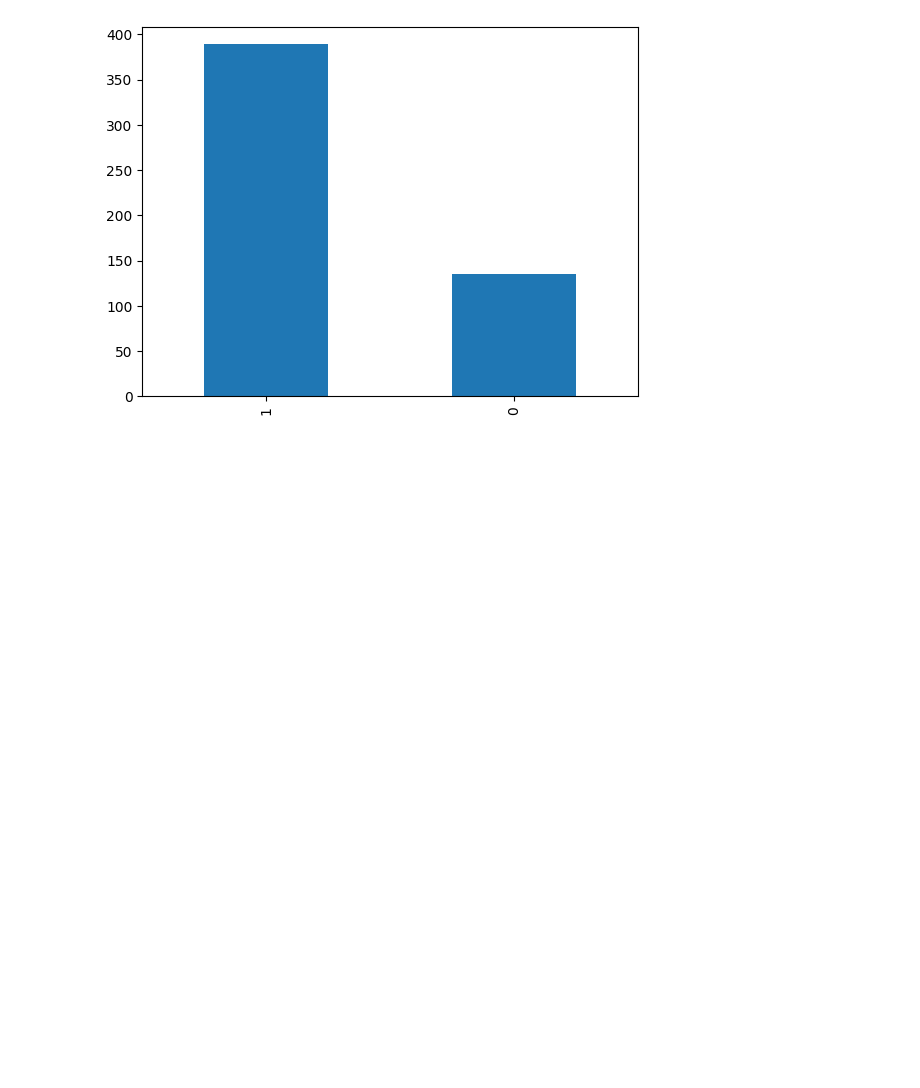
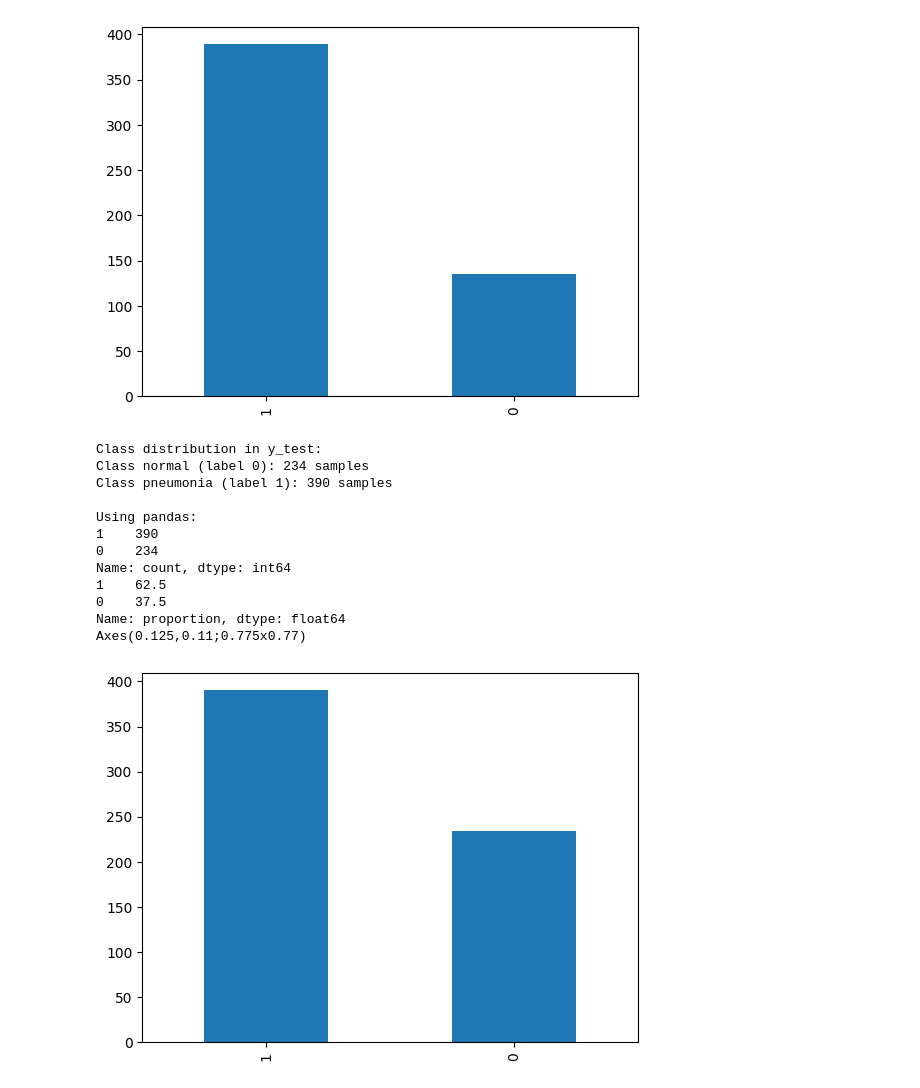
Before and after one commit to nelsonk23/Pneumonia-Detection, a Jupyter notebook: pneumonia-mnist.ipynb, the cells around one changed output. Saved outputs shown, nothing was run; the diff lists cells and outputs as text; code cells hidden in the pictures; blank space fills up the shorter version.

```diff
--- a/pneumonia-mnist.ipynb
+++ b/pneumonia-mnist.ipynb
@@ -163,3 +187,18 @@ y_validation shape: (524,)
+# %%
+images = []
+labels = []
+
+# Loop through the dataset
+for img_tensor, label in test_dataset:
+    # Convert tensor to numpy array and append
+    images.append(np.array(img_tensor))
+    labels.append(label.item())  # Convert tensor to scalar
+
+# Convert lists to numpy arrays
+x_test = np.stack(images)  # Stack images into a single array
+y_test = np.array(labels)  # Convert labels list to array
+
+x_test = np.expand_dims(x_test, axis=-1)
 # %%
 # Normalize image pixel values to [0, 1]
 if x_train.max() > 1:
@@ -340,3 +378,38 @@ Axes(0.125,0.11;0.775x0.77)
 # if we add noise to the images, can we still predict pneumonia?
 
 # Presenting the 2nd day of week 12, last day of lecture, 8/14/2025.
+# %%
+# Get unique values and their counts
+unique_values, counts = np.unique(y_test, return_counts=True)
+
+# Create a dictionary of counts
+class_counts = dict(zip(unique_values, counts))
+
+# Print the counts
+print(f"Class distribution in y_test:")
+for class_id, count in class_counts.items():
+    class_name = 'normal' if class_id == 0 else 'pneumonia'
+    print(f"Class {class_name} (label {class_id}): {count} samples")
+
+# Alternative way using pandas
+import pandas as pd
+y_test_df = pd.Series(y_test)
+print("\nUsing pandas:")
+print(y_test_df.value_counts())
+percentage_df = y_test_df.value_counts(normalize=True) * 100
+print(percentage_df)
+print(y_test_df.value_counts().plot(kind='bar'))
+# %% [output]
+Class distribution in y_test:
+Class normal (label 0): 234 samples
+Class pneumonia (label 1): 390 samples
+
+Using pandas:
+1    390
+0    234
+Name: count, dtype: int64
+1    62.5
+0    37.5
+Name: proportion, dtype: float64
+Axes(0.125,0.11;0.775x0.77)
+[figure, added]
```
Also changed, not shown: parts of 28 cells of this notebook.
